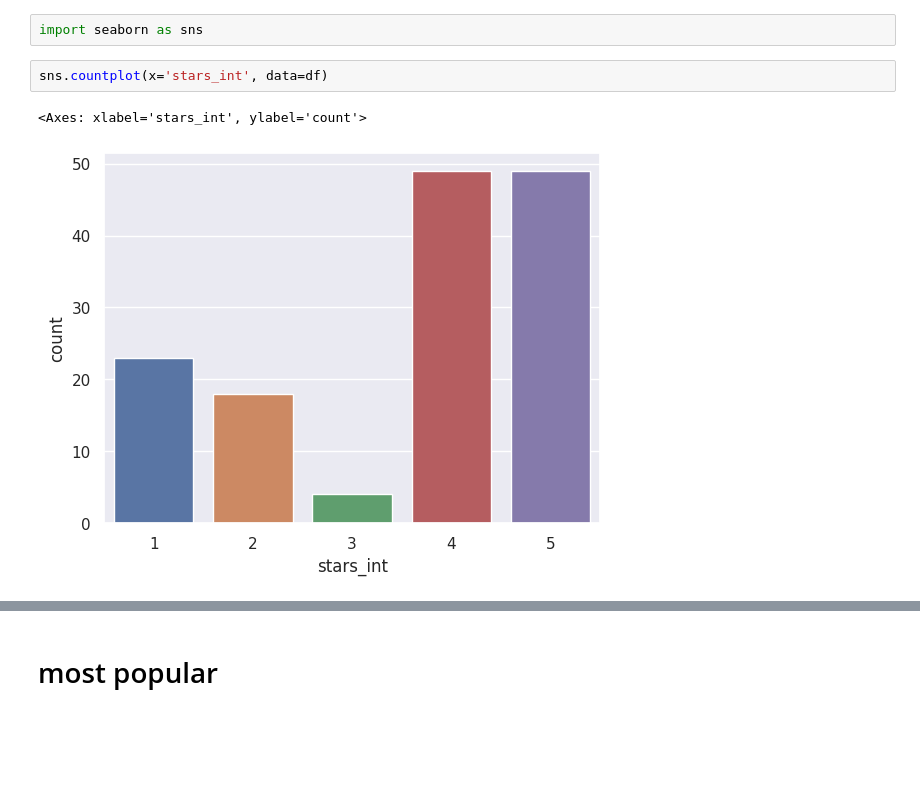
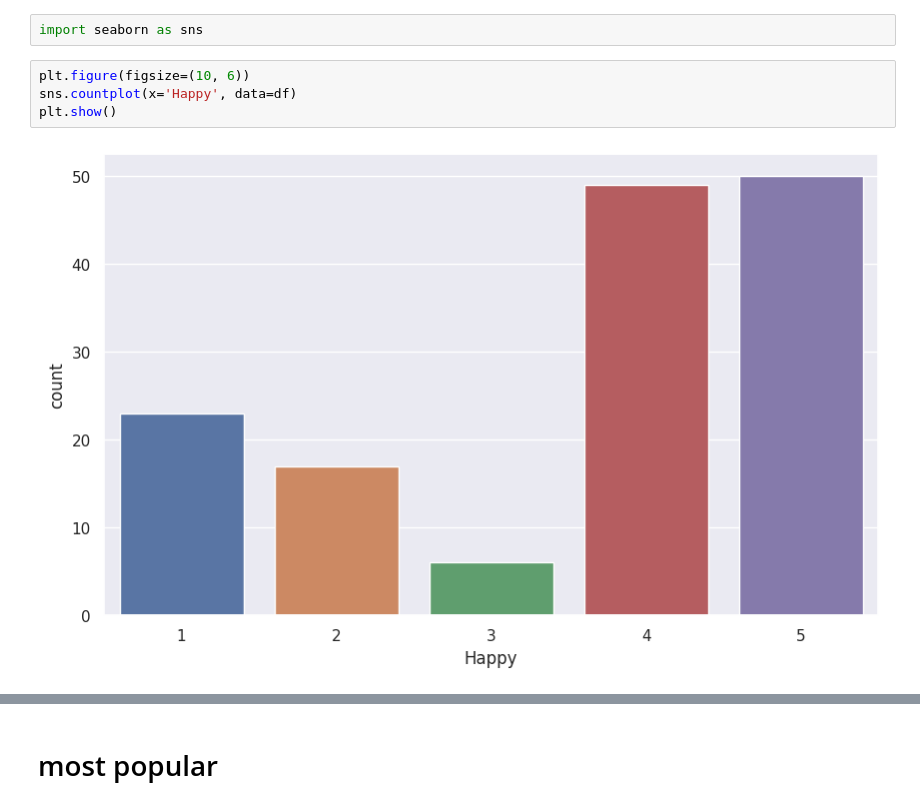
Before and after one commit to modernpacifist/komsomolsk-on-amur-comment-analysis, a Jupyter notebook: KomsomolskOnAmurCommentAnalysis.ipynb, the cells around one changed output, grey strips where cells are left out. Cells and saved outputs as stored; diff of their text form; blank space fills up the shorter version.

```diff
--- a/KomsomolskOnAmurCommentAnalysis.ipynb
+++ b/KomsomolskOnAmurCommentAnalysis.ipynb
@@ -149,10 +105,11 @@ df['stars_int'] = df['stars'].apply(extract_star_int)
 # %%
 import seaborn as sns
-# %%
-sns.countplot(x='stars_int', data=df)
-# %% [output]
-<Axes: xlabel='stars_int', ylabel='count'>
-[figure, removed]
+# %%
+plt.figure(figsize=(10, 6))
+sns.countplot(x='Happy', data=df)
+plt.show()
+# %% [output]
+[figure, added]
 # %%
 fig = plt.figure(figsize=(10, 6))
 colors = sns.color_palette('pastel')[0:5]
```
Also changed, not shown: parts of 14 cells of this notebook.
